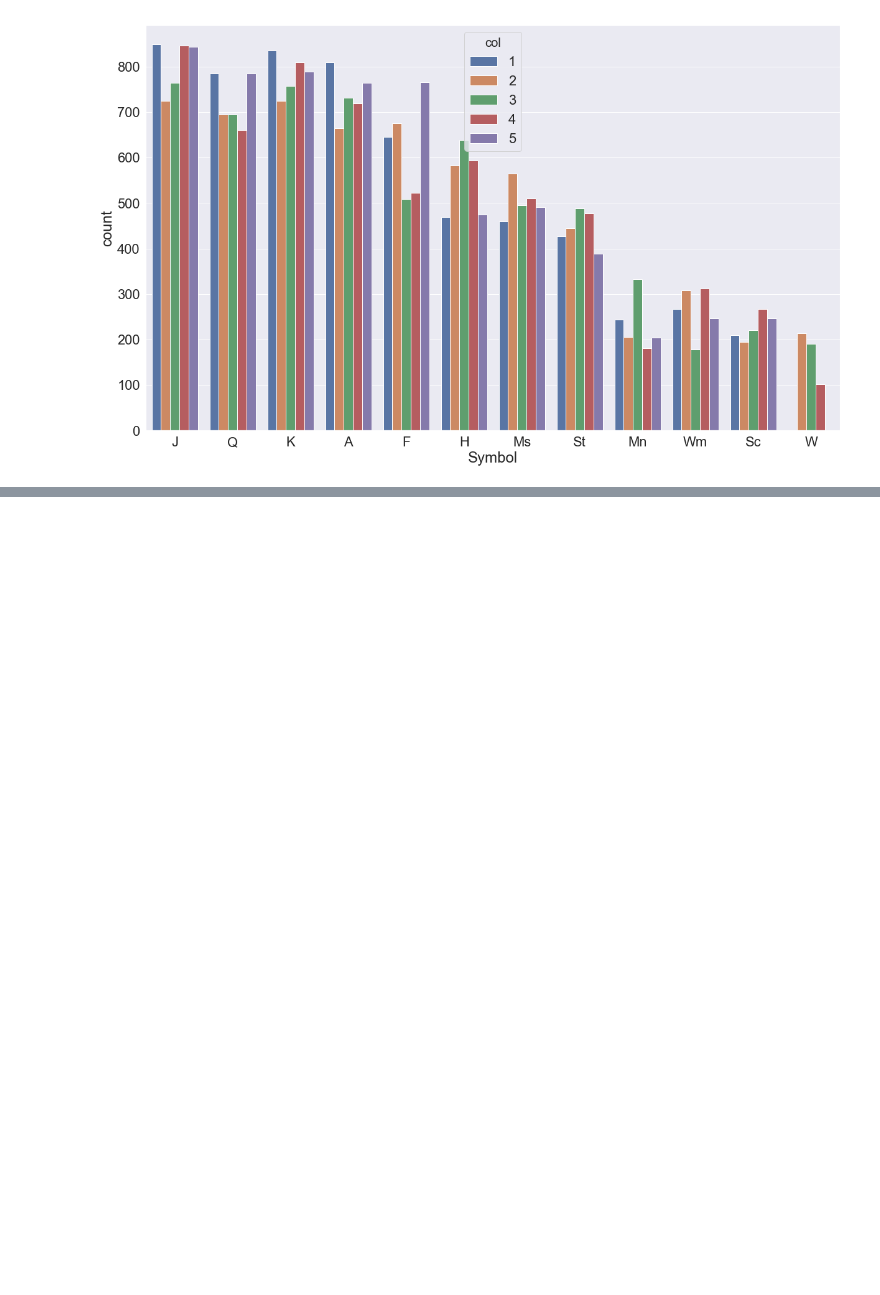
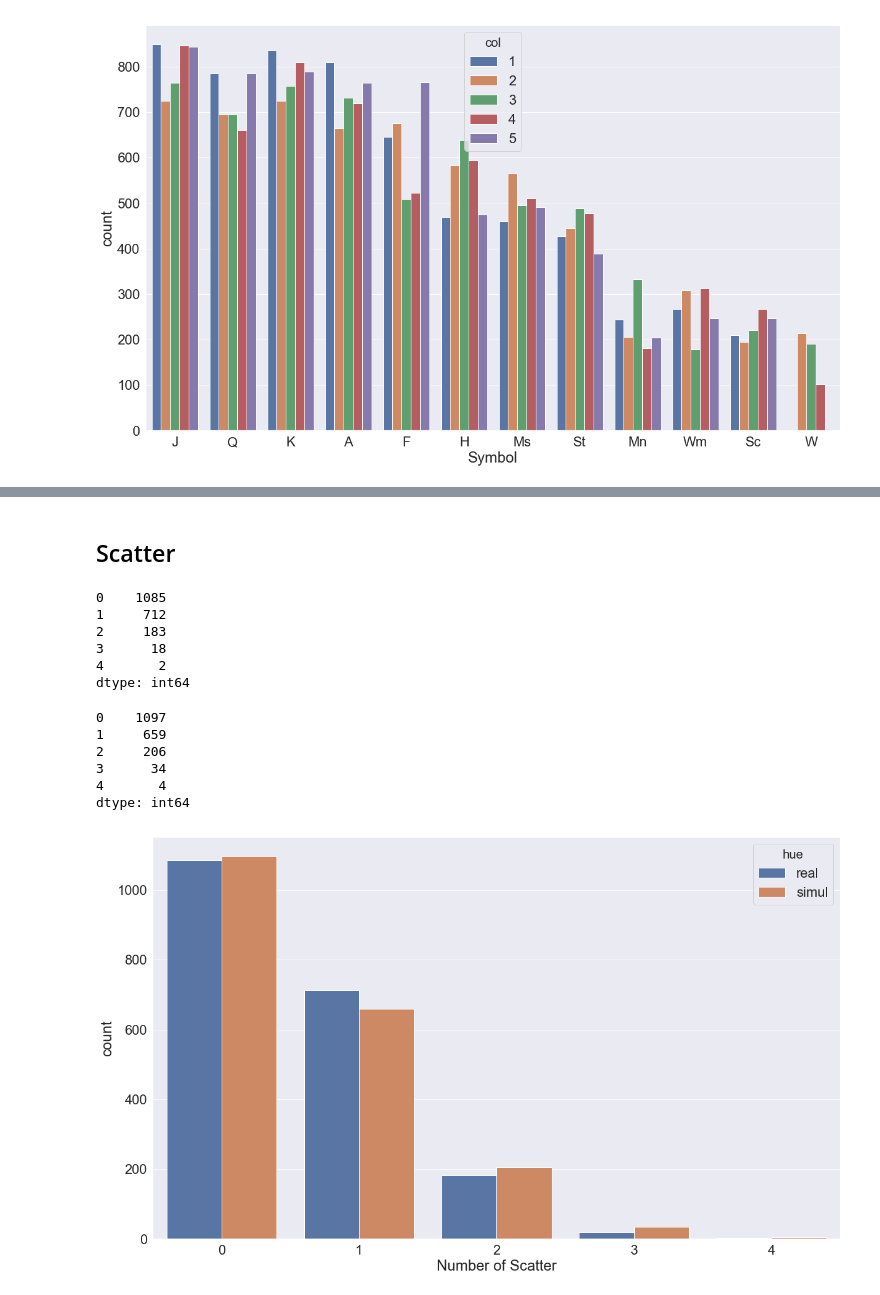
Before and after one commit to Jaepal/data-science-portfolio, a Jupyter notebook: slot_machine/Data_Exploration.ipynb, the cells around one changed output, grey strips where cells are left out. Saved outputs shown, nothing was run; the diff lists cells and outputs as text; code cells hidden in the pictures; blank space fills up the shorter version.

Commit message:
Add some visualizations

```diff
--- a/slot_machine/Data_Exploration.ipynb
+++ b/slot_machine/Data_Exploration.ipynb
@@ -1274,8 +1274,8 @@ def spin_masque():
 
     for i in range(15):
         # 각 15개의 칸에 Symbol 추가
-        if i <= 2 or i >= 12:
-            end = 198
+        if game.count('Sc') >= (i // 3 + 1):
+            end = 190
             game.append(getMasqueSymbol(start, end))
         else:
             end = 201
@@ -1283,0 +1344,51 @@ def spin_masque():
+# %% [markdown]
+## Scatter
+# %%
+# 실제 게임의 게임당 SCATTER 출현 횟수를 담은 list를 생성
+
+mq_real_scatter_count =  []
+for game in mq_slot_result_per_game:
+    mq_real_scatter_count.append(game.count('Sc'))
+
+# 실제 게임의 Spin당 RICHHITS의 출현 갯수
+
+pd.Series(mq_real_scatter_count).value_counts()
+# %% [output]
+0    1085
+1     712
+2     183
+3      18
+4       2
+dtype: int64
+# %%
+# 가상 게임의 게임당 SCATTER 출현 횟수를 담은 list를 생성
+
+mq_simul_scatter_count = []
+for game in mq_simul_result_per_game:
+    mq_simul_scatter_count.append(game.count('Sc'))
+
+# 가상 게임의 Spin당 RICHHITS의 출현 갯수
+
+pd.Series(mq_simul_scatter_count).value_counts()
+# %% [output]
+0    1097
+1     659
+2     206
+3      34
+4       4
+dtype: int64
+# %%
+# 비교를 위해 실제, 가상 결과를 담을 DataFrame을 생성
+
+df_mq_scatter = pd.DataFrame(columns=['scatter_count', 'hue'])
+df_mq_scatter['scatter_count'] = mq_real_scatter_count + mq_simul_scatter_count
+df_mq_scatter['hue'] = ['real'] * 2000 + ['simul'] * 2000
+
+# 실제, 가상의 각 게임당 SCATTER 갯수 시각화
+
+plt.figure(figsize=(20,12))
+sns.countplot(x='scatter_count', data=df_mq_scatter, hue='hue')
+plt.xlabel("Number of Scatter")
+plt.show()
+# %% [output]
+[figure, added]
```
Also changed, not shown: parts of 8 cells of this notebook.
